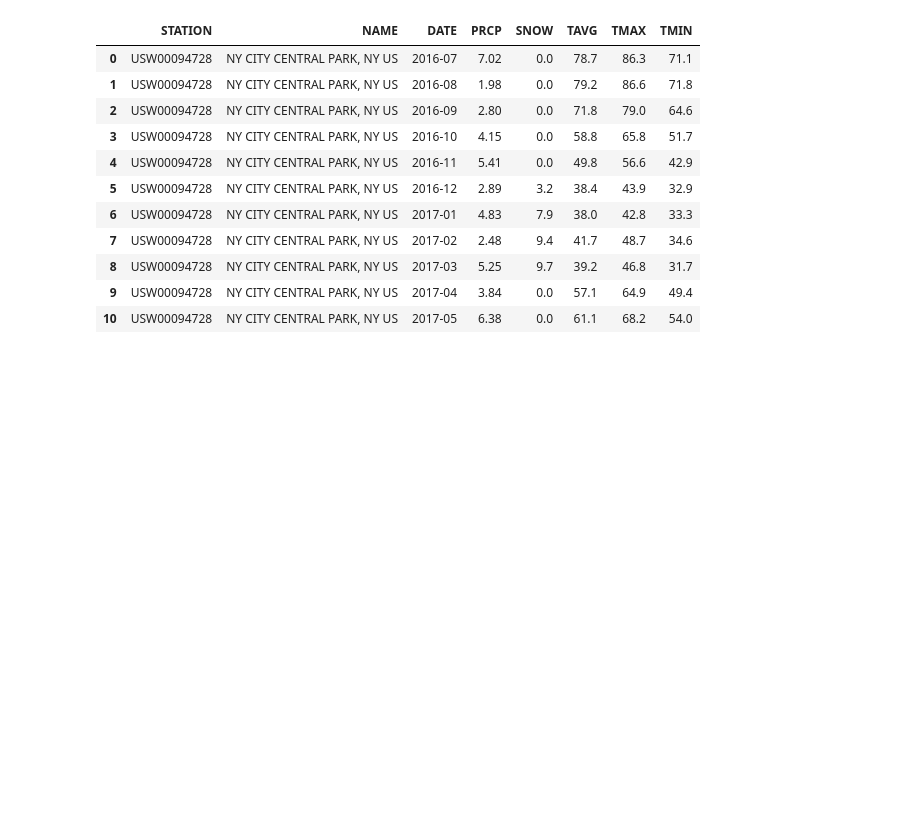
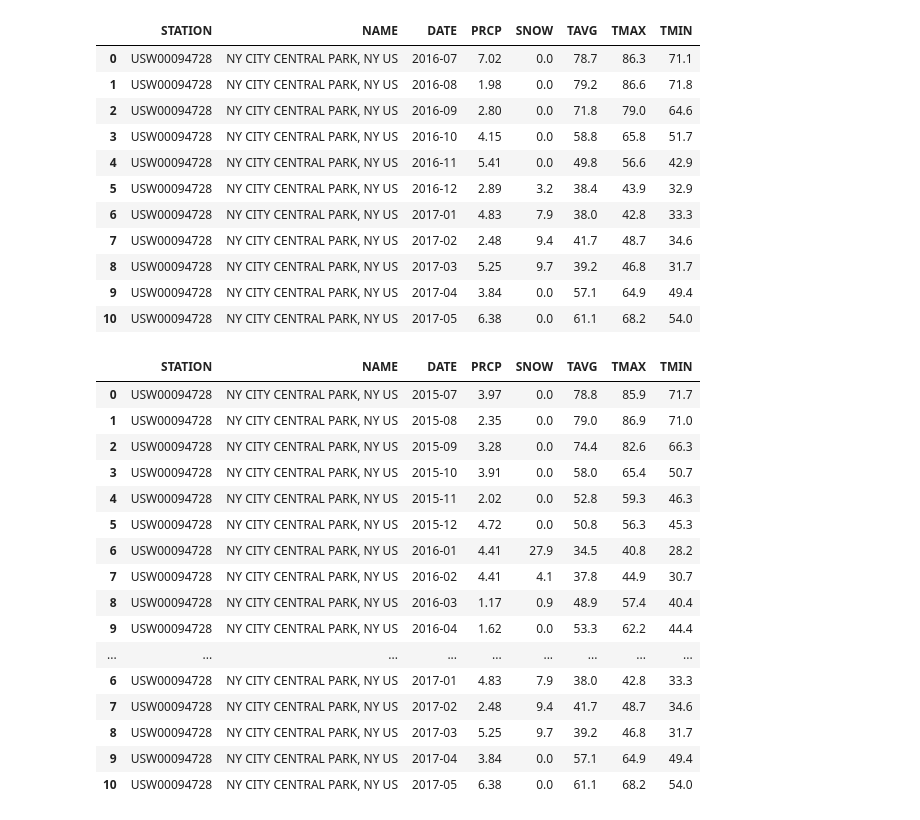
Before and after one commit to giolee88/FluTracker, a Jupyter notebook: Code/NYCSVWeather.ipynb, the cells around one changed output. Saved outputs shown, nothing was run; the diff lists cells and outputs as text; code cells hidden in the pictures; blank space fills up the shorter version.

```diff
--- a/Code/NYCSVWeather.ipynb
+++ b/Code/NYCSVWeather.ipynb
@@ -41,3 +41,25 @@ weather16_17
 | 8 | USW00094728 | NY CITY CENTRAL PARK, NY US | 2017-03 | 5.25 | 9.7 | 39.2 | 46.8 | 31.7 |
 | 9 | USW00094728 | NY CITY CENTRAL PARK, NY US | 2017-04 | 3.84 | 0.0 | 57.1 | 64.9 | 49.4 |
 | 10 | USW00094728 | NY CITY CENTRAL PARK, NY US | 2017-05 | 6.38 | 0.0 | 61.1 | 68.2 | 54.0 |
+# %%
+totalweather = weather15_16
+totalweather = totalweather.append(weather16_17)
+totalweather
+# %% [output]
+|  | STATION | NAME | DATE | PRCP | SNOW | TAVG | TMAX | TMIN |
+| 0 | USW00094728 | NY CITY CENTRAL PARK, NY US | 2015-07 | 3.97 | 0.0 | 78.8 | 85.9 | 71.7 |
+| 1 | USW00094728 | NY CITY CENTRAL PARK, NY US | 2015-08 | 2.35 | 0.0 | 79.0 | 86.9 | 71.0 |
+| 2 | USW00094728 | NY CITY CENTRAL PARK, NY US | 2015-09 | 3.28 | 0.0 | 74.4 | 82.6 | 66.3 |
+| 3 | USW00094728 | NY CITY CENTRAL PARK, NY US | 2015-10 | 3.91 | 0.0 | 58.0 | 65.4 | 50.7 |
+| 4 | USW00094728 | NY CITY CENTRAL PARK, NY US | 2015-11 | 2.02 | 0.0 | 52.8 | 59.3 | 46.3 |
+| 5 | USW00094728 | NY CITY CENTRAL PARK, NY US | 2015-12 | 4.72 | 0.0 | 50.8 | 56.3 | 45.3 |
+| 6 | USW00094728 | NY CITY CENTRAL PARK, NY US | 2016-01 | 4.41 | 27.9 | 34.5 | 40.8 | 28.2 |
+| 7 | USW00094728 | NY CITY CENTRAL PARK, NY US | 2016-02 | 4.41 | 4.1 | 37.8 | 44.9 | 30.7 |
+| 8 | USW00094728 | NY CITY CENTRAL PARK, NY US | 2016-03 | 1.17 | 0.9 | 48.9 | 57.4 | 40.4 |
+| 9 | USW00094728 | NY CITY CENTRAL PARK, NY US | 2016-04 | 1.62 | 0.0 | 53.3 | 62.2 | 44.4 |
+| ... | ... | ... | ... | ... | ... | ... | ... | ... |
+| 6 | USW00094728 | NY CITY CENTRAL PARK, NY US | 2017-01 | 4.83 | 7.9 | 38.0 | 42.8 | 33.3 |
+| 7 | USW00094728 | NY CITY CENTRAL PARK, NY US | 2017-02 | 2.48 | 9.4 | 41.7 | 48.7 | 34.6 |
+| 8 | USW00094728 | NY CITY CENTRAL PARK, NY US | 2017-03 | 5.25 | 9.7 | 39.2 | 46.8 | 31.7 |
+| 9 | USW00094728 | NY CITY CENTRAL PARK, NY US | 2017-04 | 3.84 | 0.0 | 57.1 | 64.9 | 49.4 |
+| 10 | USW00094728 | NY CITY CENTRAL PARK, NY US | 2017-05 | 6.38 | 0.0 | 61.1 | 68.2 | 54.0 |
```
Also changed, not shown: parts of 2 cells of this notebook, 3 other files.
